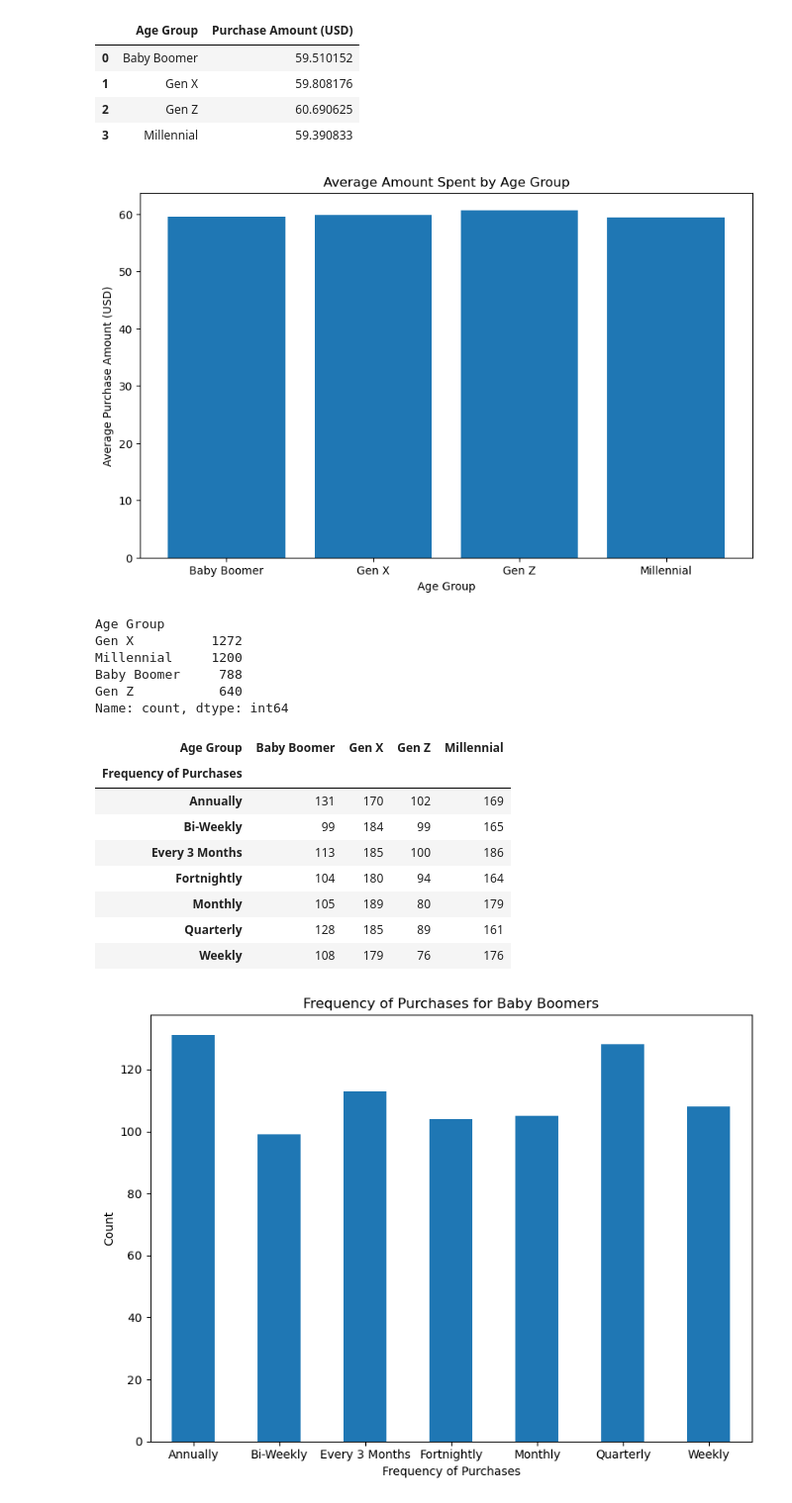
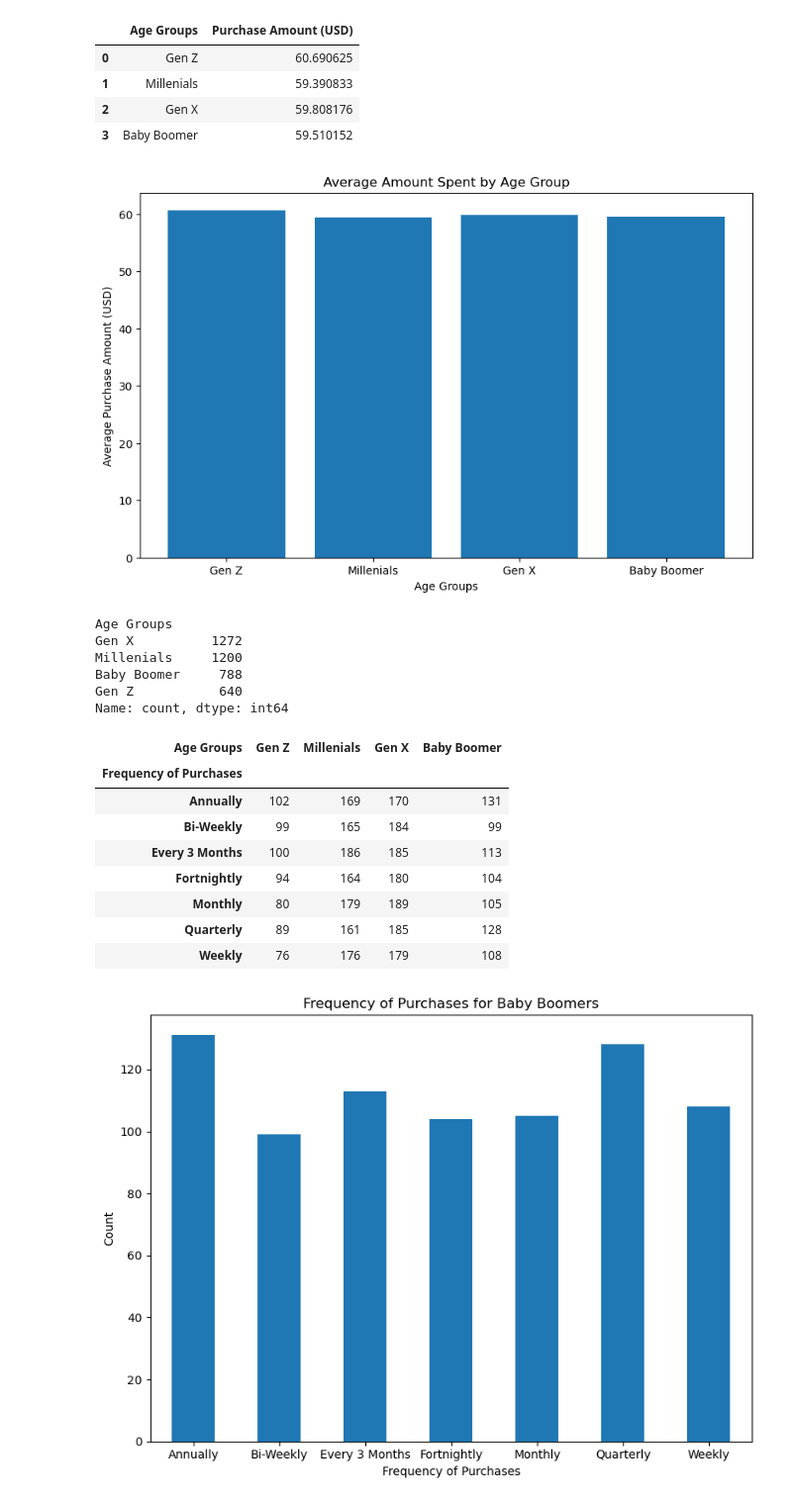
Before and after one commit to mhursh1231/Project-1, a Jupyter notebook: sarah_df.ipynb, the cells around one changed output. Shown at 99% size. Saved outputs shown, nothing was run; the diff lists cells and outputs as text; code cells hidden in the pictures.

```diff
--- a/sarah_df.ipynb
+++ b/sarah_df.ipynb
@@ -21,6 +21,12 @@ shopping_df.head()
 | 3 | 4 | 21 | Male | Sandals | Footwear | 90 | Rhode Island | M | ... |
 | 4 | 5 | 45 | Male | Blouse | Clothing | 49 | Oregon | M | ... |
 # %%
-del shopping_df["Gender"]
-shopping_df.head()
+#Add age groups to the DataFrame
+shopping_df["Age Groups"] = pd.cut(
+    x=shopping_df["Age"],
+    bins =[1, 26, 42, 59, np.inf],
+    labels=["Gen Z", "Millenials", "Gen X", "Baby Boomer"],
+)
+
+shopping_df
 # %% [output]
@@ -33,2 +46,9 @@ shopping_df.head()
 # %%
-age_groups = {'Gen Z': (0, 26),'Millennial': (27, 42),'Gen X': (43, 59),'Baby Boomer': (60, float('inf'))}
+# Reorganize the columns within the DataFrame
+organized_df = shopping_df[["Customer ID", "Age", "Age Groups", "Gender",
+                            "Item Purchased", "Category", "Purchase Amount (USD)",
+                            "Location", "Size", "Color", "Season", "Review Rating",
+                            "Subscription Status", "Shipping Type", "Discount Applied",
+                            "Promo Code Used", "Previous Purchases", "Payment Method",
+                            "Frequency of Purchases"]]
+organized_df.head()
@@ -57,47 +62,47 @@ shopping_df
 # %%
 ### Which age demographic spends the most money?
 # %%
-average_spent_by_age_group = shopping_df.groupby('Age Group')['Purchase Amount (USD)'].mean().reset_index()
+average_spent_by_age_group = organized_df.groupby('Age Groups')['Purchase Amount (USD)'].mean().reset_index()
 average_spent_by_age_group
 # %% [output]
-|  | Age Group | Purchase Amount (USD) |
-| 0 | Baby Boomer | 59.510152 |
-| 1 | Gen X | 59.808176 |
-| 2 | Gen Z | 60.690625 |
-| 3 | Millennial | 59.390833 |
+|  | Age Groups | Purchase Amount (USD) |
+| 0 | Gen Z | 60.690625 |
+| 1 | Millenials | 59.390833 |
+| 2 | Gen X | 59.808176 |
+| 3 | Baby Boomer | 59.510152 |
 # %%
 plt.figure(figsize=(10, 6))
-plt.bar(average_spent_by_age_group['Age Group'], average_spent_by_age_group["Purchase Amount (USD)"])
-plt.xlabel('Age Group')
+plt.bar(average_spent_by_age_group['Age Groups'], average_spent_by_age_group["Purchase Amount (USD)"])
+plt.xlabel('Age Groups')
 plt.ylabel('Average Purchase Amount (USD)')
 plt.title('Average Amount Spent by Age Group')
 plt.show()
 # %% [output]
-[figure, old version]
+[figure, new version]
 # %%
-shopping_df["Age Group"].value_counts()
+organized_df["Age Groups"].value_counts()
 # %% [output]
-Age Group
+Age Groups
 Gen X          1272
-Millennial     1200
+Millenials     1200
 Baby Boomer     788
 Gen Z           640
 Name: count, dtype: int64
 # %%
 ### How frequently do specific age demographics shop? (bi-weekly, bi-monthly, ect)
 # %%
-shopping_frequency = shopping_df.pivot_table(index='Frequency of Purchases', columns='Age Group', aggfunc='size', fill_value=0)
+shopping_frequency = organized_df.pivot_table(index='Frequency of Purchases', columns='Age Groups', aggfunc='size', fill_value=0)
 shopping_frequency
 # %% [output]
-| Age Group | Baby Boomer | Gen X | Gen Z | Millennial |
+| Age Groups | Gen Z | Millenials | Gen X | Baby Boomer |
 | Frequency of Purchases |  |  |  |  |
-| Annually | 131 | 170 | 102 | 169 |
-| Bi-Weekly | 99 | 184 | 99 | 165 |
-| Every 3 Months | 113 | 185 | 100 | 186 |
-| Fortnightly | 104 | 180 | 94 | 164 |
-| Monthly | 105 | 189 | 80 | 179 |
-| Quarterly | 128 | 185 | 89 | 161 |
-| Weekly | 108 | 179 | 76 | 176 |
+| Annually | 102 | 169 | 170 | 131 |
+| Bi-Weekly | 99 | 165 | 184 | 99 |
+| Every 3 Months | 100 | 186 | 185 | 113 |
+| Fortnightly | 94 | 164 | 180 | 104 |
+| Monthly | 80 | 179 | 189 | 105 |
+| Quarterly | 89 | 161 | 185 | 128 |
+| Weekly | 76 | 176 | 179 | 108 |
 # %%
 baby_boomer_data = shopping_frequency.loc[:, 'Baby Boomer']
 plt.figure(figsize=(8, 6))
```
Also changed, not shown: parts of 13 cells of this notebook.
